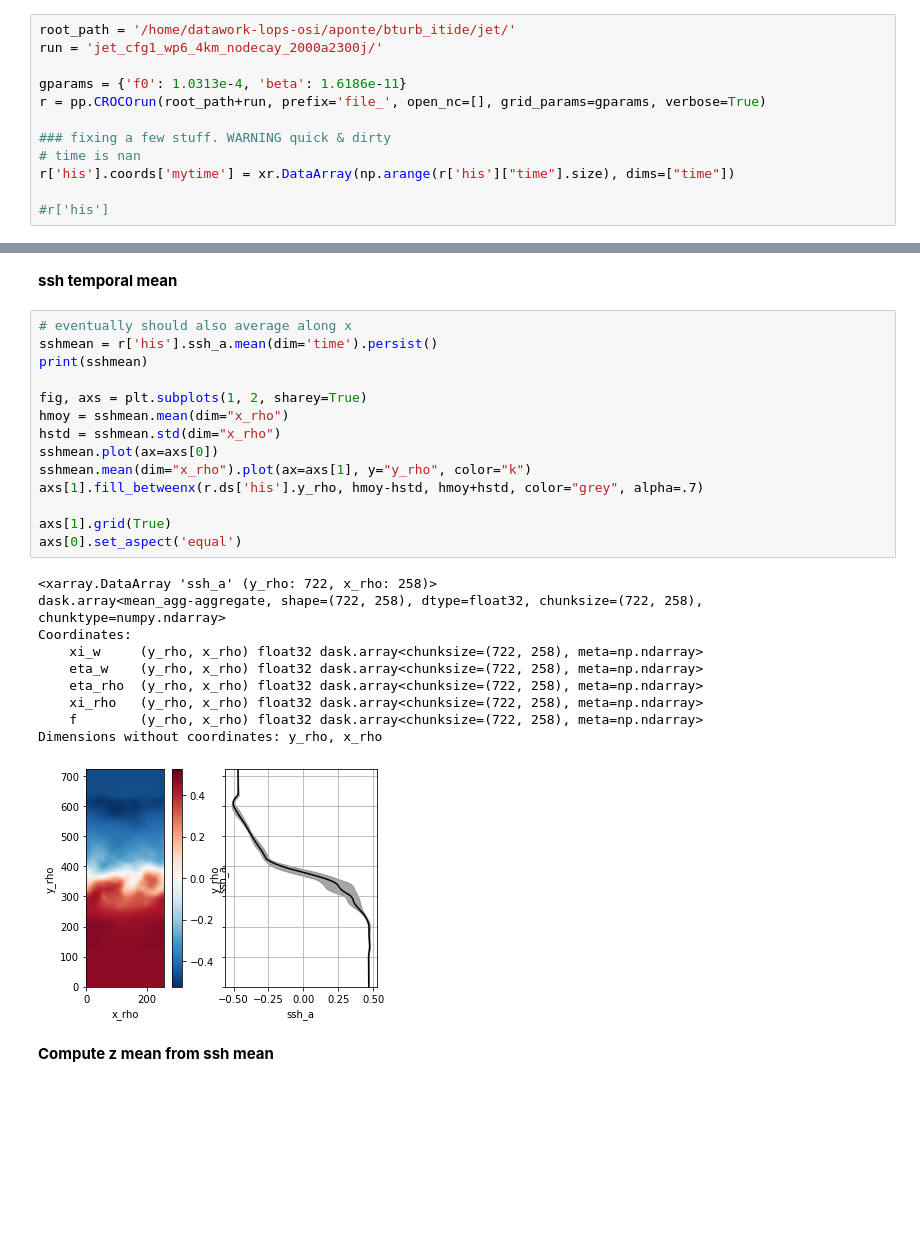
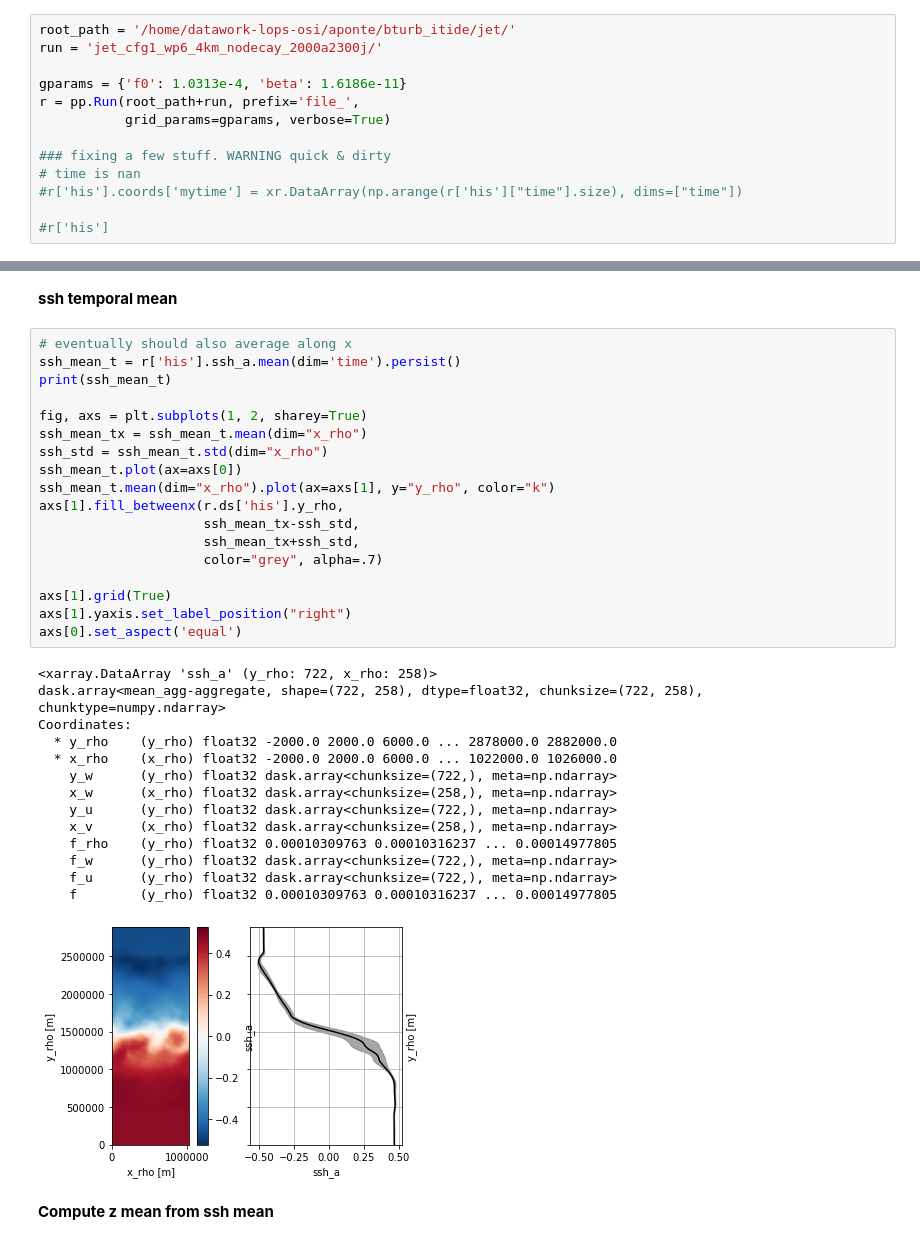
Before and after one commit to slgentil/croco, a Jupyter notebook: tutorials/proj_modes.ipynb, the cells around one changed output, grey strips where cells are left out. Cells and saved outputs as stored; diff of their text form; blank space fills up the shorter version.

```diff
--- a/tutorials/proj_modes.ipynb
+++ b/tutorials/proj_modes.ipynb
@@ -29,11 +30,12 @@ root_path = '/home/datawork-lops-osi/aponte/bturb_itide/jet/'
 run = 'jet_cfg1_wp6_4km_nodecay_2000a2300j/'
 
 gparams = {'f0': 1.0313e-4, 'beta': 1.6186e-11}
-r = pp.CROCOrun(root_path+run, prefix='file_', open_nc=[], grid_params=gparams, verbose=True)
+r = pp.Run(root_path+run, prefix='file_',
+           grid_params=gparams, verbose=True)
 
 ### fixing a few stuff. WARNING quick & dirty
 # time is nan
-r['his'].coords['mytime'] = xr.DataArray(np.arange(r['his']["time"].size), dims=["time"])
+#r['his'].coords['mytime'] = xr.DataArray(np.arange(r['his']["time"].size), dims=["time"])
 
 #r['his']
 # %% [output]
@@ -60,29 +58,37 @@ Grid size: (L ,M, N) = (258, 722, 50)
 **ssh temporal mean**
 # %%
 # eventually should also average along x
-sshmean = r['his'].ssh_a.mean(dim='time').persist()
-print(sshmean)
+ssh_mean_t = r['his'].ssh_a.mean(dim='time').persist()
+print(ssh_mean_t)
 
 fig, axs = plt.subplots(1, 2, sharey=True)
-hmoy = sshmean.mean(dim="x_rho")
-hstd = sshmean.std(dim="x_rho")
-sshmean.plot(ax=axs[0])
-sshmean.mean(dim="x_rho").plot(ax=axs[1], y="y_rho", color="k")
-axs[1].fill_betweenx(r.ds['his'].y_rho, hmoy-hstd, hmoy+hstd, color="grey", alpha=.7)
+ssh_mean_tx = ssh_mean_t.mean(dim="x_rho")
+ssh_std = ssh_mean_t.std(dim="x_rho")
+ssh_mean_t.plot(ax=axs[0])
+ssh_mean_t.mean(dim="x_rho").plot(ax=axs[1], y="y_rho", color="k")
+axs[1].fill_betweenx(r.ds['his'].y_rho,
+                     ssh_mean_tx-ssh_std,
+                     ssh_mean_tx+ssh_std,
+                     color="grey", alpha=.7)
 
 axs[1].grid(True)
+axs[1].yaxis.set_label_position("right")
 axs[0].set_aspect('equal')
 # %% [output]
 <xarray.DataArray 'ssh_a' (y_rho: 722, x_rho: 258)>
 dask.array<mean_agg-aggregate, shape=(722, 258), dtype=float32, chunksize=(722, 258), chunktype=numpy.ndarray>
 Coordinates:
-    xi_w     (y_rho, x_rho) float32 dask.array<chunksize=(722, 258), meta=np.ndarray>
-    eta_w    (y_rho, x_rho) float32 dask.array<chunksize=(722, 258), meta=np.ndarray>
-    eta_rho  (y_rho, x_rho) float32 dask.array<chunksize=(722, 258), meta=np.ndarray>
-    xi_rho   (y_rho, x_rho) float32 dask.array<chunksize=(722, 258), meta=np.ndarray>
-    f        (y_rho, x_rho) float32 dask.array<chunksize=(722, 258), meta=np.ndarray>
-Dimensions without coordinates: y_rho, x_rho
+  * y_rho    (y_rho) float32 -2000.0 2000.0 6000.0 ... 2878000.0 2882000.0
+  * x_rho    (x_rho) float32 -2000.0 2000.0 6000.0 ... 1022000.0 1026000.0
+    y_w      (y_rho) float32 dask.array<chunksize=(722,), meta=np.ndarray>
+    x_w      (x_rho) float32 dask.array<chunksize=(258,), meta=np.ndarray>
+    y_u      (y_rho) float32 dask.array<chunksize=(722,), meta=np.ndarray>
+    x_v      (x_rho) float32 dask.array<chunksize=(258,), meta=np.ndarray>
+    f_rho    (y_rho) float32 0.00010309763 0.00010316237 ... 0.00014977805
+    f_w      (y_rho) float32 dask.array<chunksize=(722,), meta=np.ndarray>
+    f_u      (y_rho) float32 dask.array<chunksize=(722,), meta=np.ndarray>
+    f        (y_rho) float32 0.00010309763 0.00010316237 ... 0.00014977805
-[figure, old version]
+[figure, new version]
 # %% [markdown]
 **Compute z mean from ssh mean**
 # %%
```
Also changed, not shown: parts of 21 cells of this notebook, 5 other files.
